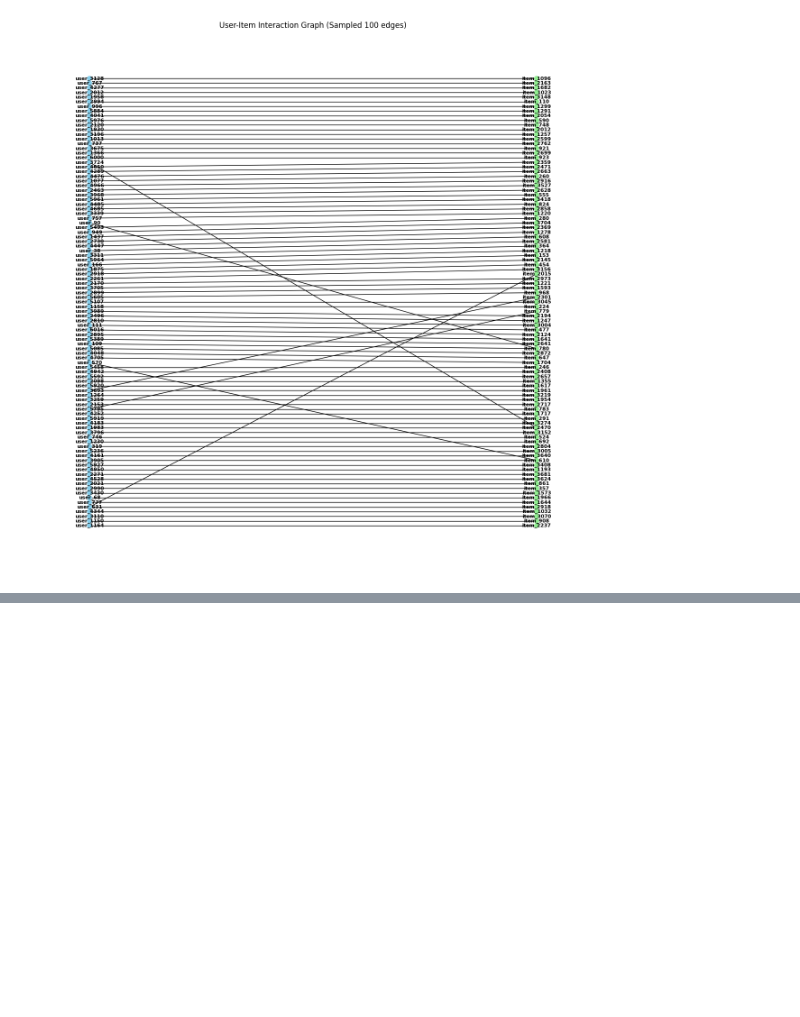
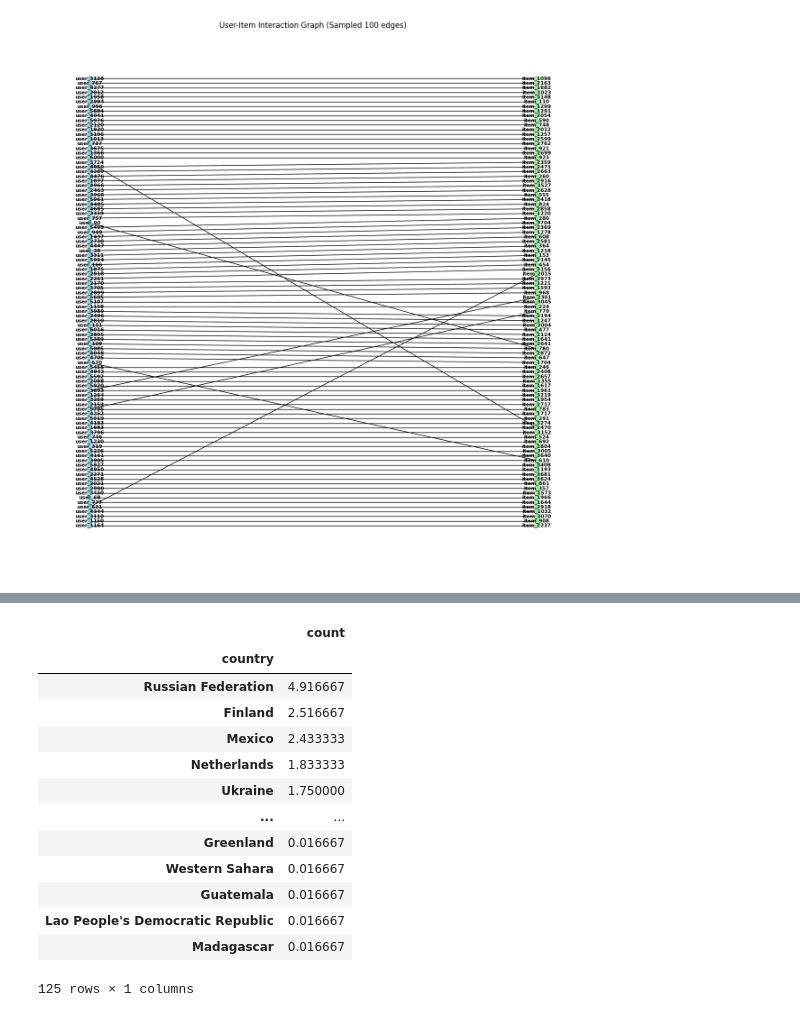
Before and after one commit to ayalaa04/BiasedUserHistorySynthesisFork, a Jupyter notebook: viz.ipynb, the cells around one changed output, grey strips where cells are left out. Saved outputs shown, nothing was run; the diff lists cells and outputs as text; code cells hidden in the pictures; blank space fills up the shorter version.

```diff
--- a/viz.ipynb
+++ b/viz.ipynb
@@ -99,0 +189,3 @@ visualize_interaction_graph(igraph, sample_size=100)
+# %%
+country_counts = df_user_copy['country'].value_counts()
+country_counts
@@ -99,0 +206,5 @@ visualize_interaction_graph(igraph, sample_size=100)
+# %%
+# Calculate the country value counts by percentages
+country_counts_percent = (country_counts / country_counts.sum()) * 100
+
+country_counts_percent
@@ -99,0 +229,18 @@ visualize_interaction_graph(igraph, sample_size=100)
+# %%
+less_than = pd.DataFrame(country_counts_percent[5:])
+less_than
+# %% [output]
+|  | count |
+| country |  |
+| Russian Federation | 4.916667 |
+| Finland | 2.516667 |
+| Mexico | 2.433333 |
+| Netherlands | 1.833333 |
+| Ukraine | 1.750000 |
+| ... | ... |
+| Greenland | 0.016667 |
+| Western Sahara | 0.016667 |
+| Guatemala | 0.016667 |
+| Lao People's Democratic Republic | 0.016667 |
+| Madagascar | 0.016667 |
+125 rows × 1 columns
```
Also changed, not shown: parts of 13 cells of this notebook, 13 other files.
